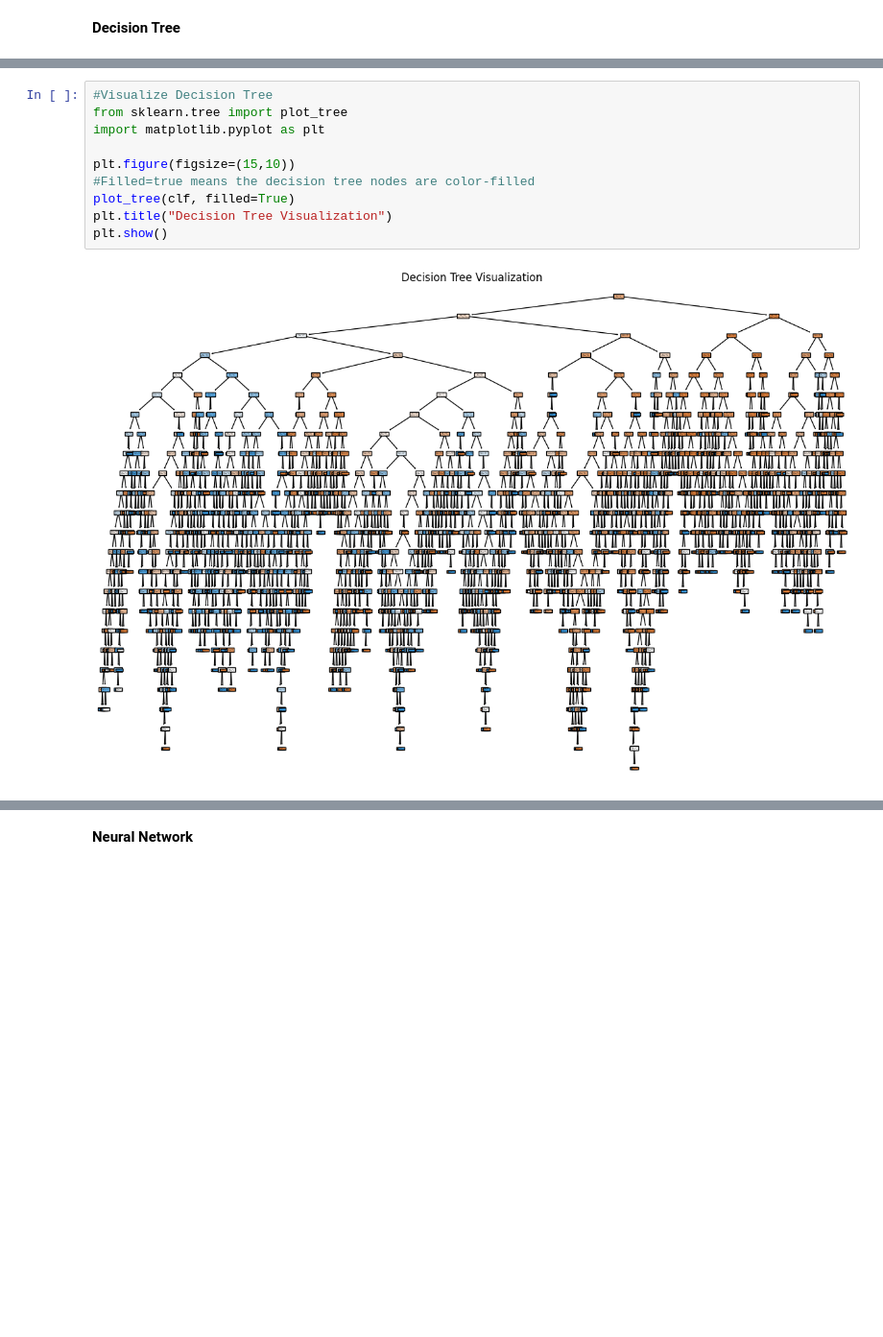
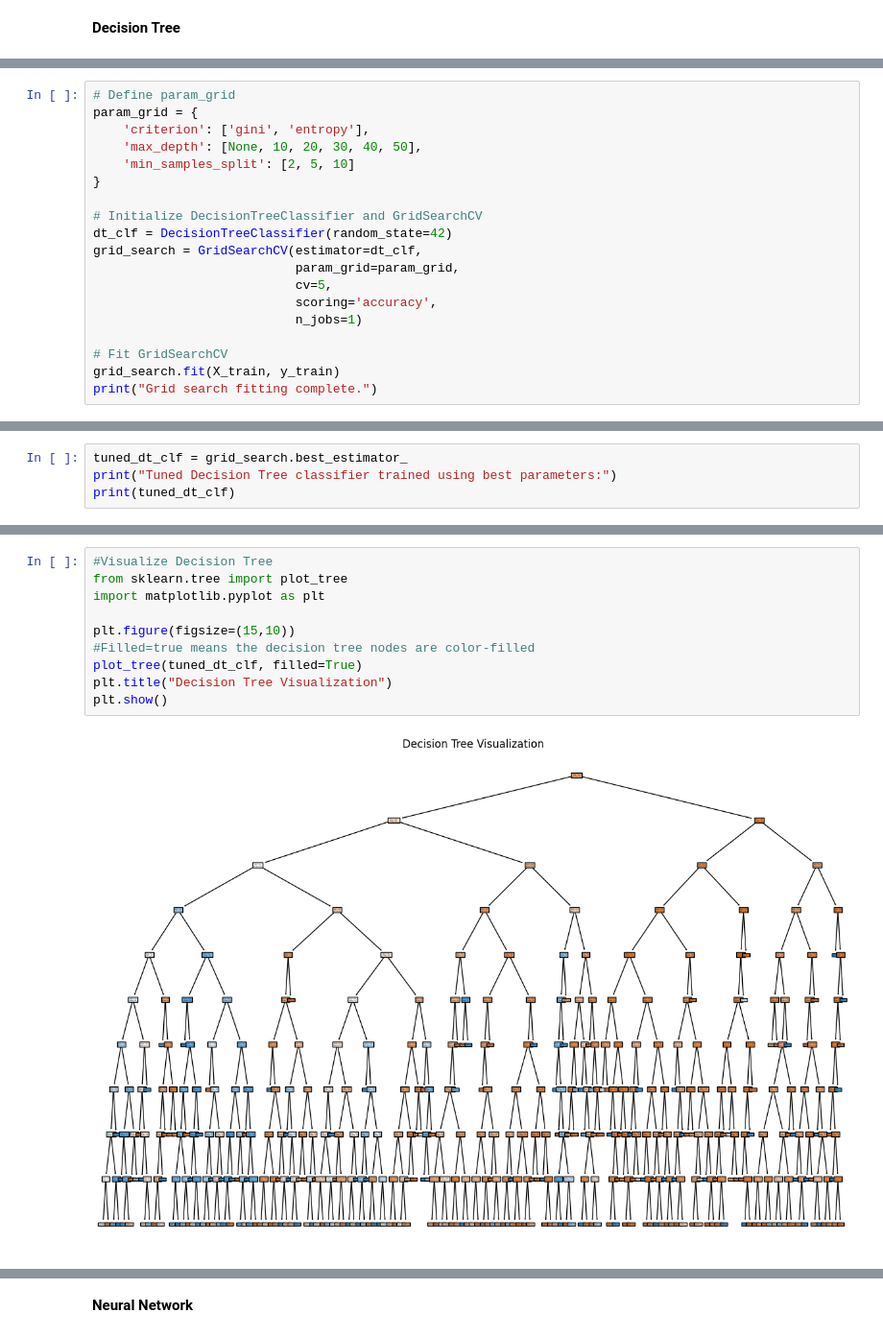
Before and after one commit to Omethmee/CoureseWork-for-Machine-Learning, a Jupyter notebook: 2425451.ipynb, the cells around one changed output, grey strips where cells are left out. Shown at 96% size. Saved outputs shown, nothing was run; the diff lists cells and outputs as text; blank space fills up the shorter version.

Commit message:
Added Tuned Hyperparameter

```diff
--- a/2425451.ipynb
+++ b/2425451.ipynb
@@ -471,0 +459,19 @@ Training Accuracy: 0.9943201987930422
+# %%
+# Define param_grid
+param_grid = {
+    'criterion': ['gini', 'entropy'],
+    'max_depth': [None, 10, 20, 30, 40, 50],
+    'min_samples_split': [2, 5, 10]
+}
+
+# Initialize DecisionTreeClassifier and GridSearchCV
+dt_clf = DecisionTreeClassifier(random_state=42)
+grid_search = GridSearchCV(estimator=dt_clf,
+                           param_grid=param_grid,
+                           cv=5,
+                           scoring='accuracy',
+                           n_jobs=1)
+
+# Fit GridSearchCV
+grid_search.fit(X_train, y_train)
+print("Grid search fitting complete.")
@@ -471,0 +486,4 @@ Training Accuracy: 0.9943201987930422
+# %%
+tuned_dt_clf = grid_search.best_estimator_
+print("Tuned Decision Tree classifier trained using best parameters:")
+print(tuned_dt_clf)
@@ -472,12 +494,12 @@ Training Accuracy: 0.9943201987930422
 # %%
 #Visualize Decision Tree
 from sklearn.tree import plot_tree
 import matplotlib.pyplot as plt
 
 plt.figure(figsize=(15,10))
 #Filled=true means the decision tree nodes are color-filled
-plot_tree(clf, filled=True)
+plot_tree(tuned_dt_clf, filled=True)
 plt.title("Decision Tree Visualization")
 plt.show()
 # %% [output]
-[figure, old version]
+[figure, new version]
```
Also changed, not shown: parts of 22 cells of this notebook.
